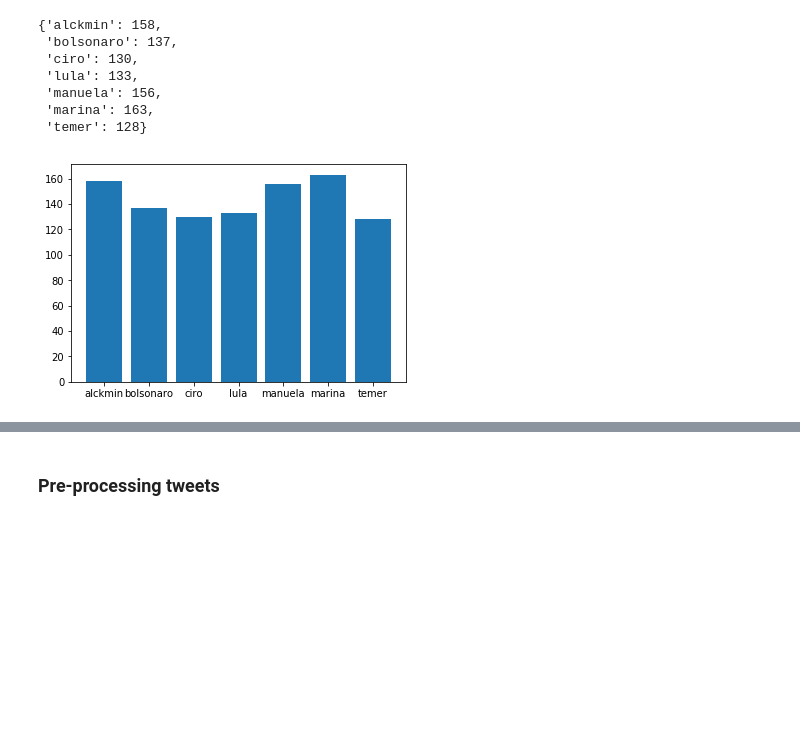
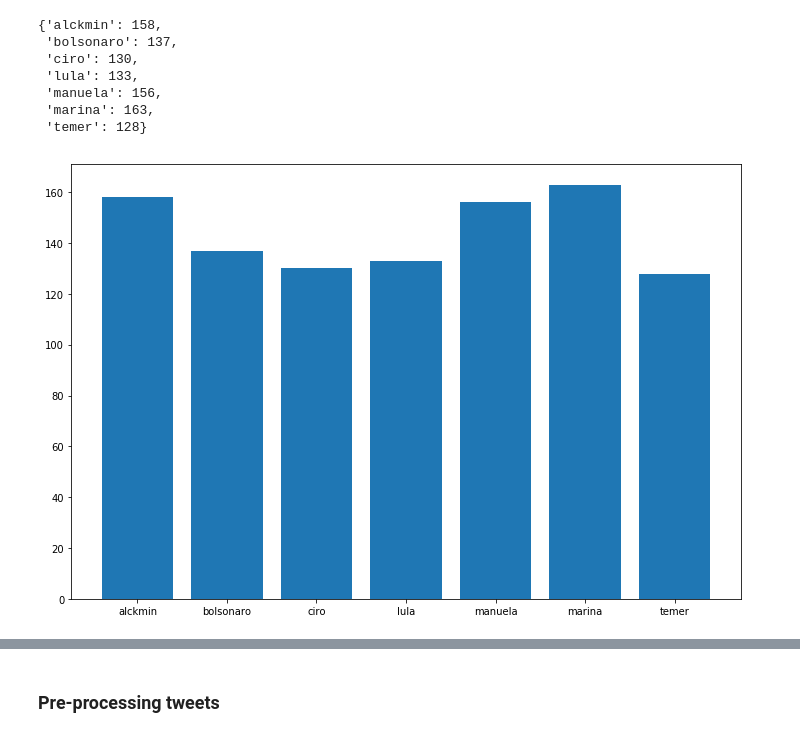
Before and after one commit to Raul3212/data-science-scripts, a Jupyter notebook: Notebooks/Teste de Classificação.ipynb, the cells around one changed output, grey strips where cells are left out. Saved outputs shown, nothing was run; the diff lists cells and outputs as text; code cells hidden in the pictures; blank space fills up the shorter version.

```diff
--- a/Notebooks/Teste de Classificação.ipynb
+++ b/Notebooks/Teste de Classificação.ipynb
@@ -37,10 +46,8 @@ data.head(10)
 | 9 | twe982682347484180482 | Hoje, não há lado certo ou lado e... | temer | alysson | Neutro |
 # %%
 data = data[data['classe'] != 'Não sei']
-data['classe'][data['classe'] == 'Rejeição'] = 2
-data['classe'][data['classe'] == 'Neutro'] = 0
-data['classe'][data['classe'] == 'Aprovação'] = 1
+data['classe'][data['classe'] == 'Rejeição'] = 'REJEICAO'
+data['classe'][data['classe'] == 'Neutro'] = 'NEUTRO'
+data['classe'][data['classe'] == 'Aprovação'] = 'APROVACAO'
 data = data.dropna()
-data['classe'] = data['classe'].astype('int64')
+# data['classe'] = data['classe'].astype('int64')
-# %%
-candidate_name = 'bolsonaro'
@@ -71,13 +80,13 @@ counter_map
 # %%
 xLabels = list(counter_map.keys())
 yValues = np.array(list(counter_map.values()))
-
 fig, ax = plt.subplots()
+plt.rcParams['figure.figsize'] = (12,8)
 plt.bar(xLabels, yValues)
-
+#plt.xticks(rotation='vertical')
 plt.show()
 # %% [output]
-[figure, old version]
+[figure, new version]
 # %%
 xLabels = list(data['classe'].value_counts().keys())
 yValues = list(data['classe'].value_counts())
```
Also changed, not shown: parts of 19 cells of this notebook.
